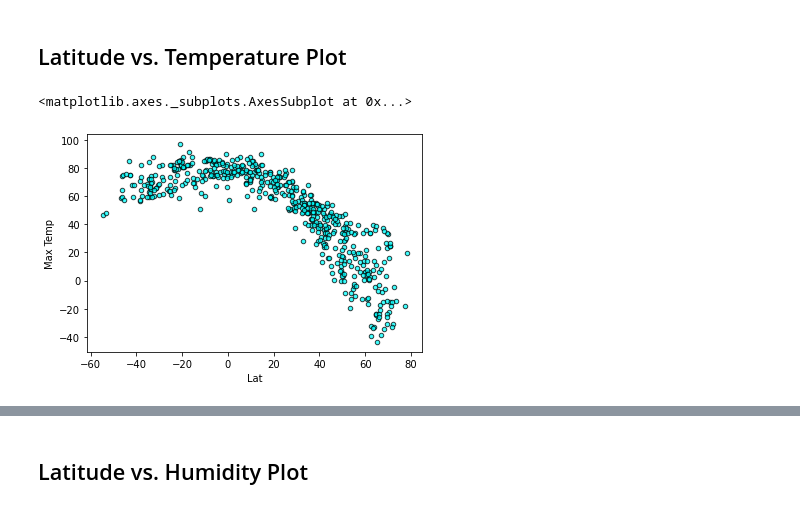
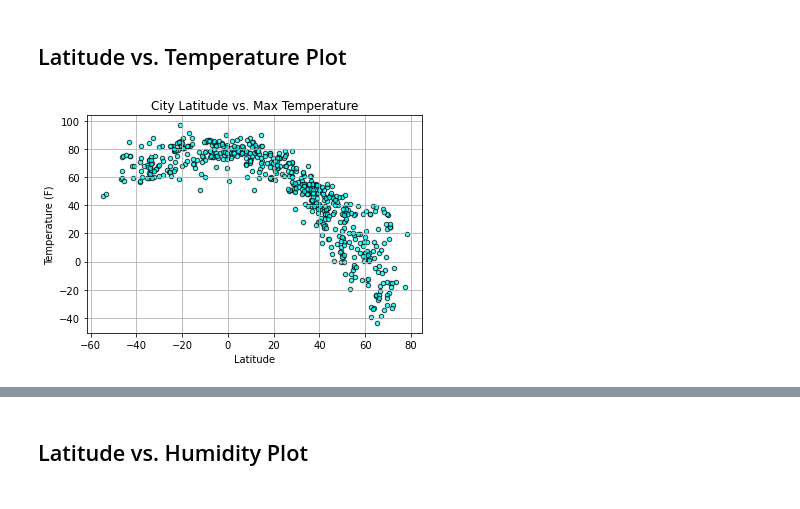
Before and after one commit to corriethomas/Python-API-Challenge, a Jupyter notebook: WeatherPy/starter_code/WeatherPy-Copy3-FinalforReview.ipynb, the cells around one changed output, grey strips where cells are left out. Drawn from its saved outputs; the diff is of its cells as text; code cells hidden in the pictures.

Commit message:
formats scatter plots

```diff
--- a/WeatherPy/starter_code/WeatherPy-Copy3-FinalforReview.ipynb
+++ b/WeatherPy/starter_code/WeatherPy-Copy3-FinalforReview.ipynb
@@ -114,7 +114,7 @@ Processing Record 637 of 637| mokobeng
 * Display the DataFrame
 # %%
 city_df = pd.DataFrame({"City": city_name, "Cloudiness": cloudiness, "Country": country, "Date": date, "Humidity": humidity,
-                       "Lat": lat, "Lng": lng, "Max Temp": max_temp, "Wind Speed": wind_speed})
+                       "Latitude": lat, "Longitude": lng, "Max Temp": max_temp, "Wind Speed": wind_speed})
 city_df.to_csv("output_data/cities.csv")
 city_df
 # %% [output]
@@ -159,8 +159,10 @@ clean_city_df
 # %% [markdown]
 ## Latitude vs. Temperature Plot
 # %%
-clean_city_df.plot.scatter("Lat", "Max Temp", alpha=0.75, edgecolor="black", color="cyan")
-#don't forget the gridlines!
+clean_city_df.plot.scatter("Latitude", "Max Temp", alpha=0.75, edgecolor="black", color="cyan", grid=True)
+plt.ylabel("Temperature (F)")
+plt.title("City Latitude vs. Max Temperature")
+plt.savefig("Images/LatVsTemp.png")
+plt.show()
 # %% [output]
-<matplotlib.axes._subplots.AxesSubplot at 0x...>
-[figure, old version]
+[figure, new version]
```
Also changed, not shown: parts of 17 cells of this notebook, 13 other files.
